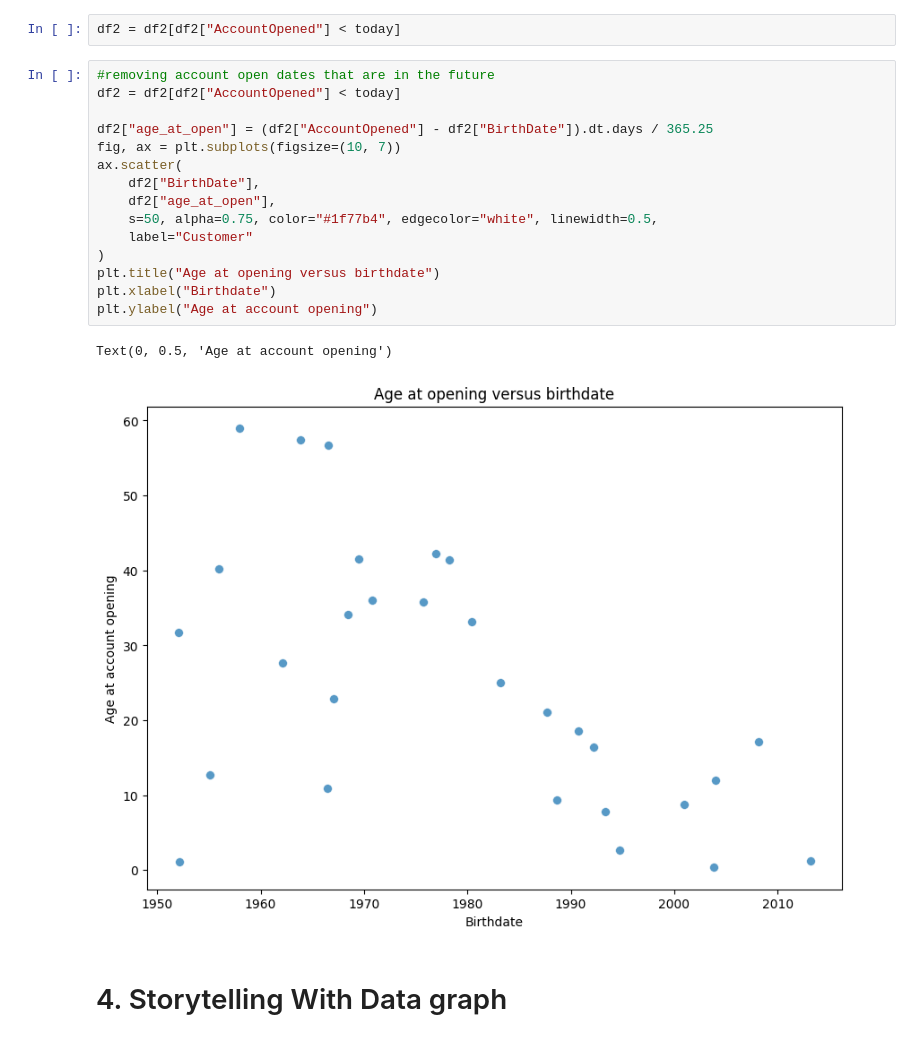
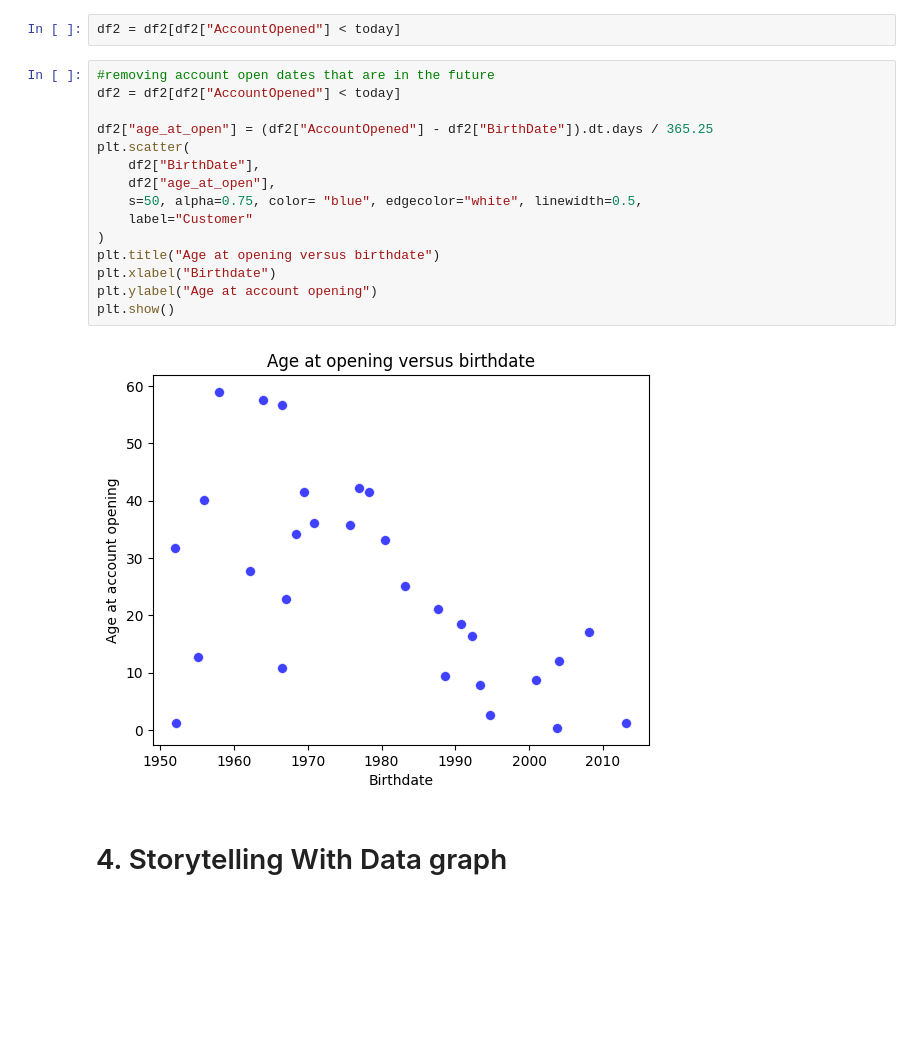
Before and after one commit to max-issokson-bu/Module-B-semester-2, a Jupyter notebook: OMDS-ModB2-Week1-Issokson-Max.ipynb, the cells around one changed output. Cells and saved outputs as stored; diff of their text form; blank space fills up the shorter version.

```diff
--- a/OMDS-ModB2-Week1-Issokson-Max.ipynb
+++ b/OMDS-ModB2-Week1-Issokson-Max.ipynb
@@ -460,21 +460,20 @@ df2 = df2[df2["AccountOpened"] < today]
 # %%
 #removing account open dates that are in the future
 df2 = df2[df2["AccountOpened"] < today]
 
 df2["age_at_open"] = (df2["AccountOpened"] - df2["BirthDate"]).dt.days / 365.25
-fig, ax = plt.subplots(figsize=(10, 7))
-ax.scatter(
+plt.scatter(
     df2["BirthDate"],
     df2["age_at_open"],
-    s=50, alpha=0.75, color="#1f77b4", edgecolor="white", linewidth=0.5,
+    s=50, alpha=0.75, color= "blue", edgecolor="white", linewidth=0.5,
     label="Customer"
 )
 plt.title("Age at opening versus birthdate")
 plt.xlabel("Birthdate")
 plt.ylabel("Age at account opening")
+plt.show()
 # %% [output]
-Text(0, 0.5, 'Age at account opening')
-[figure, old version]
+[figure, new version]
 # %% [markdown]
 # 4. Storytelling With Data graph
 # %% [markdown]
```
Also changed, not shown: parts of 1 cell of this notebook.
